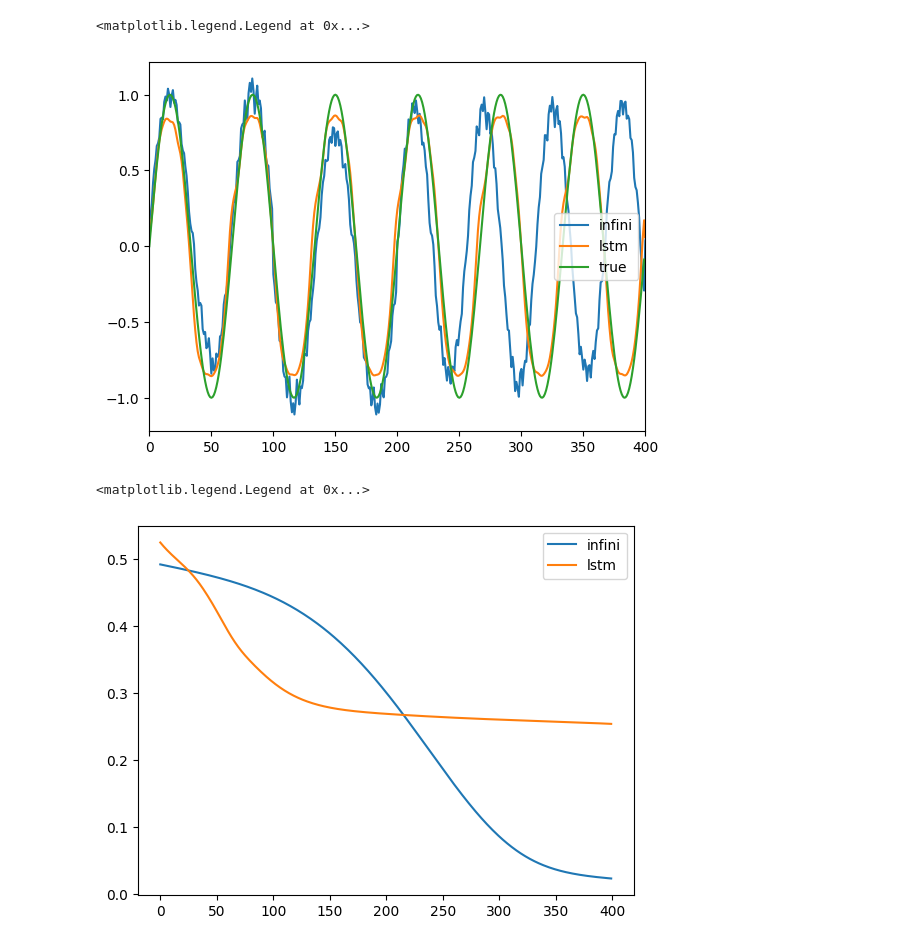
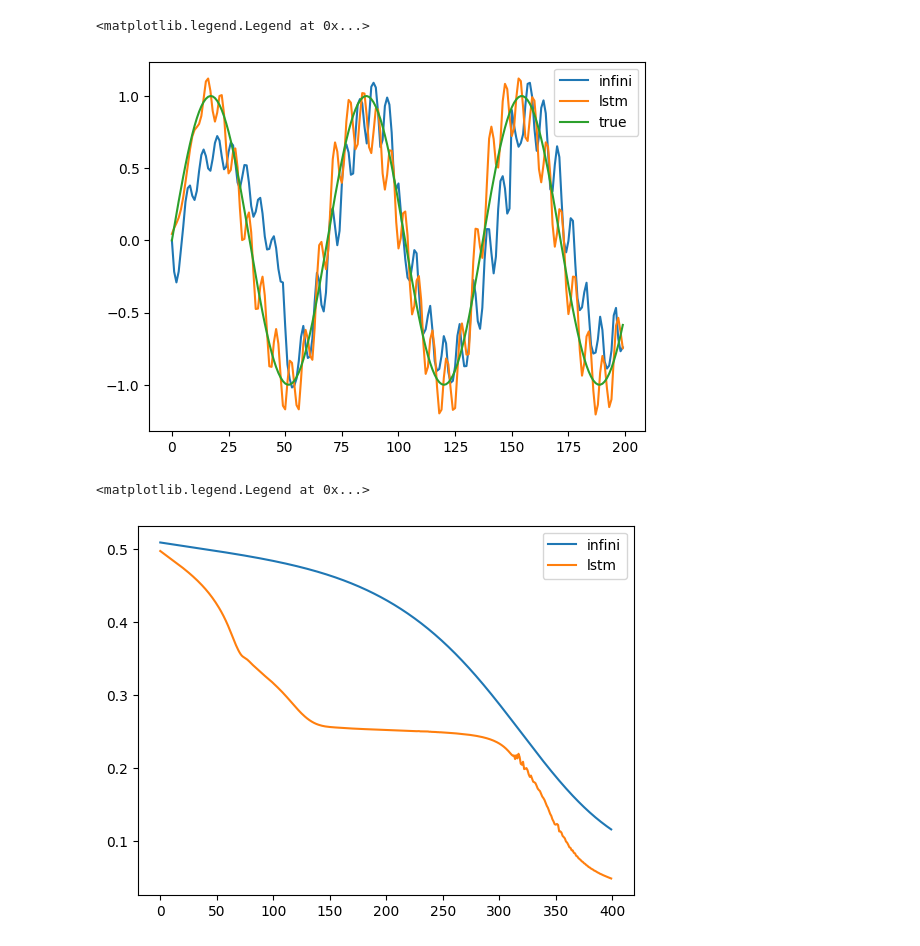
Before and after one commit to claCase/Infini-Attention, a Jupyter notebook: test.ipynb, the cells around one changed output. Saved outputs shown, nothing was run; the diff lists cells and outputs as text; code cells hidden in the pictures.

```diff
--- a/test.ipynb
+++ b/test.ipynb
@@ -11,20 +9,16 @@ reload(models)
 # %%
-B = 10
-C = 50
-I = 15
-D = 2
-H = 3
-N = 4
-T = C*N
-x = tf.random.normal(shape=(B, C, I))
+B = 30  # Batch Size
+C = 50  # Context Length
+I = 2  # Input dim
+D = 2  # Output dim
+H = 3  # Heads/Layers
+N = 4  # Segments
+T = C*N  # Total series length
 
-states = [tf.zeros(shape=(B, H, D, D)), tf.zeros(shape=(B, H, D))]
-ac = layers.AttentionRNNCell(dims=D, heads=H, context_length=C)
-rnn = tf.keras.layers.RNN(ac)
 model = models.InfiniAttentionModel(dims=D, heads=H, context_length=C)
 model.compile("adam", "mse")
 
-li = tf.keras.Input(shape=(None, 2))
+li = tf.keras.Input(shape=(None, I))
 cells = [tf.keras.layers.LSTMCell(units=5, activation="elu") for _ in range(H-1)]
 cells.append(tf.keras.layers.LSTMCell(units=2, activation="linear"))
 lstm = tf.keras.layers.RNN(
@@ -38,5 +30,5 @@ lstm_model.compile("adam", "mse")
 # %%
-xt = utils.generate_sin(length=400)
+xt = utils.generate_sin(length=T, samples=B)
 xt = tf.transpose(xt, (2, 0, 1))
 
 x_in = []
@@ -50,7 +40,7 @@ epochs = 400
 
 history = model.fit(x_in, x_in, epochs=400, batch_size=50)
 o = model(x_in)
-o = o.numpy().reshape(B, -1, 2)
+oinf = o.numpy().reshape(B, -1, 2)
 
 lstm_history = lstm_model.fit(xt, xt, epochs=400, batch_size=50)
 olstm = lstm_model(xt)
@@ -77,12 +48,11 @@ Epoch 400/400
 # %%
-plt.plot(o[0, :, 0], label="infini")
+plt.plot(oinf[0, :, 0], label="infini")
 plt.plot(olstm[0, :, 0], label="lstm")
 plt.plot(xt[0, :, 0], label="true")
-plt.xlim(0, 400)
 plt.legend()
 # %% [output]
 <matplotlib.legend.Legend at 0x...>
-[figure, old version]
+[figure, new version]
 # %%
 hi = history.history["loss"]
 hl = lstm_history.history["loss"]
@@ -92,4 +62,4 @@ plt.plot(hl, label="lstm")
 plt.legend()
 # %% [output]
 <matplotlib.legend.Legend at 0x...>
-[figure, old version]
+[figure, new version]
```
Also changed, not shown: parts of 4 cells of this notebook, 1 other file.
